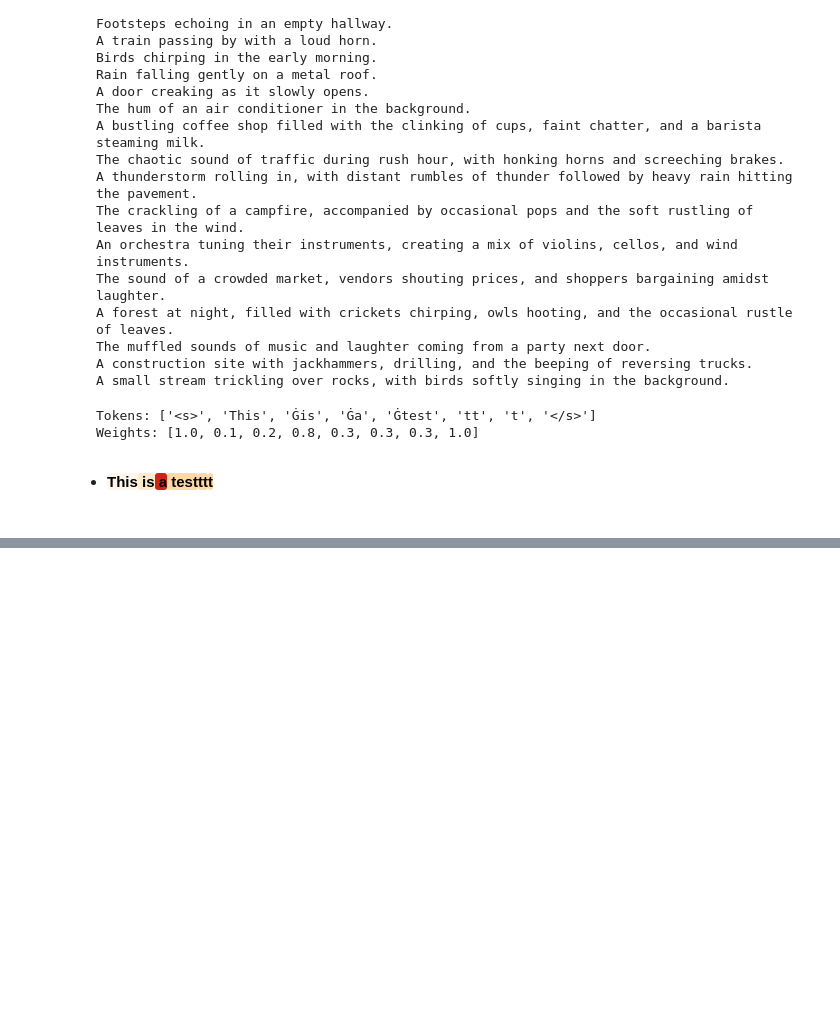
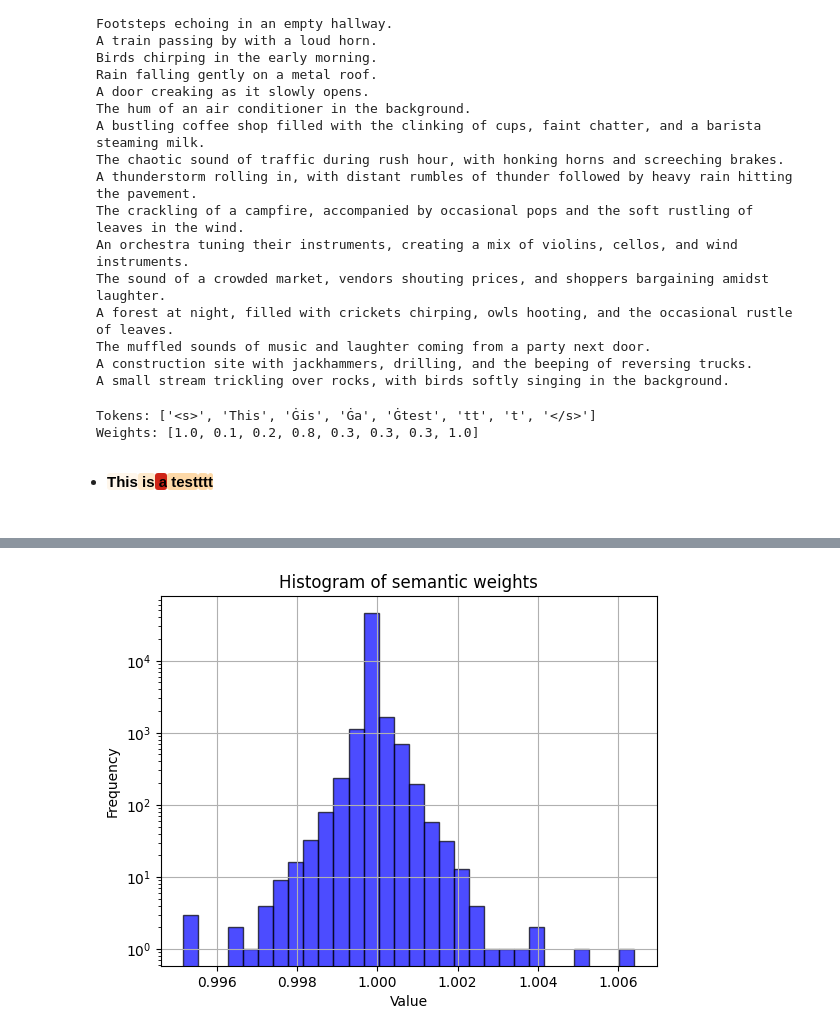
Before and after one commit to g-milis/CLAP, a Jupyter notebook: visualize.ipynb, the cells around one changed output, grey strips where cells are left out. Saved outputs shown, nothing was run; the diff lists cells and outputs as text; code cells hidden in the pictures; blank space fills up the shorter version.

Commit message:
Add weights histogram.

```diff
--- a/visualize.ipynb
+++ b/visualize.ipynb
@@ -269,0 +270,13 @@ A kid speaks followed by music playing
+# %%
+import matplotlib.pyplot as plt
+
+
+plt.figure()
+plt.hist(torch.exp(log_reweighting).detach().numpy(), bins=30, color='blue', alpha=0.7, edgecolor='black', log=True)
+plt.title("Histogram of semantic weights")
+plt.xlabel("Value")
+plt.ylabel("Frequency")
+plt.grid(True)
+plt.savefig("plots/weights_hist.png", dpi=200, bbox_inches="tight")
+# %% [output]
+[figure, added]
```
Also changed, not shown: parts of 2 cells of this notebook, 1 other file.
